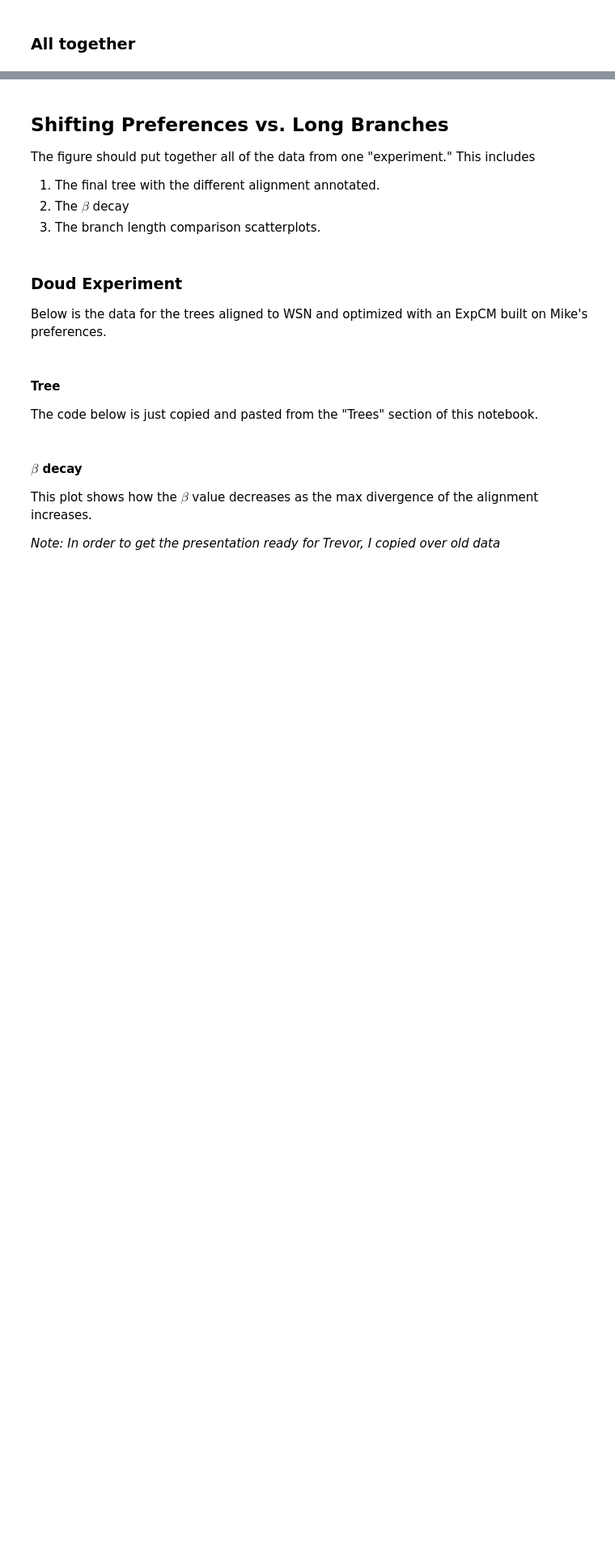
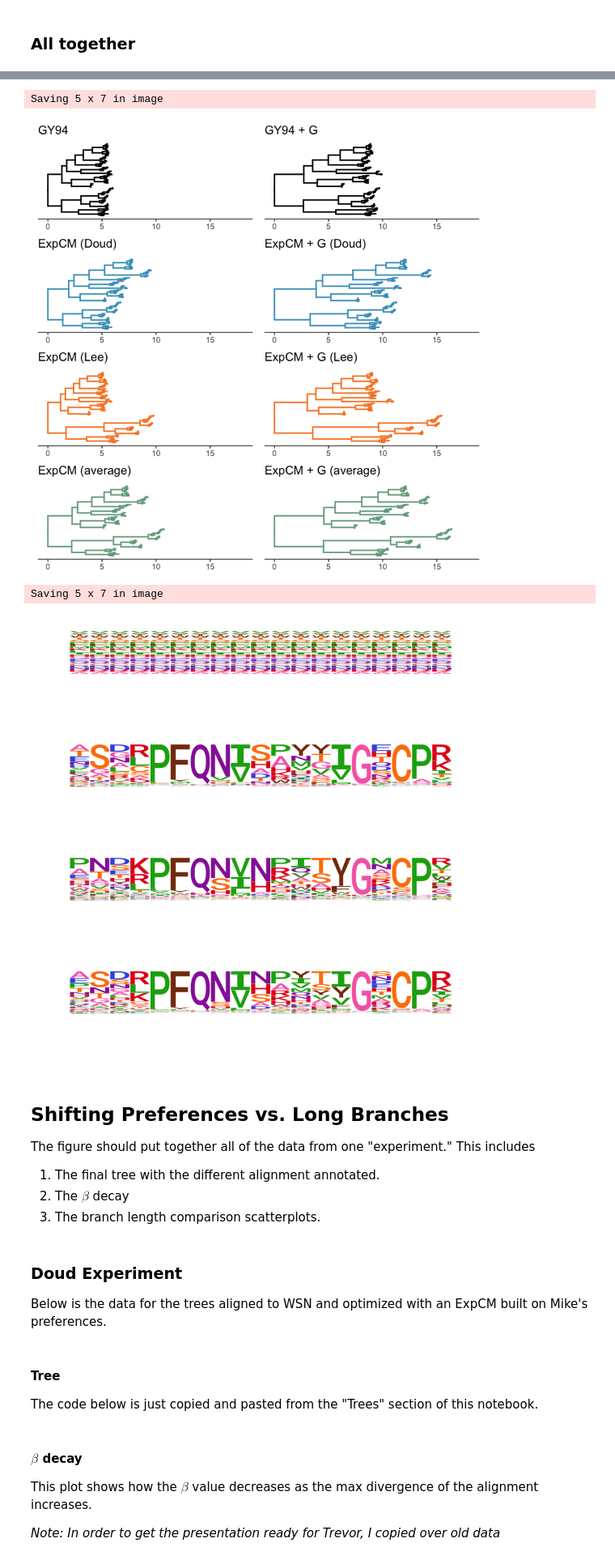
Before and after one commit to jbloomlab/divergence_timing_manuscript, a Jupyter notebook: manuscript/figures/figures.ipynb, the cells around one changed output, grey strips where cells are left out. Shown at 81% size. Cells and saved outputs as stored; diff of their text form; code cells hidden in the pictures; blank space fills up the shorter version.

```diff
--- a/manuscript/figures/figures.ipynb
+++ b/manuscript/figures/figures.ipynb
@@ -224,6 +233,16 @@ prefs_to_matrix <- function(df, beta) {
   df <- subset(df, select = -c(site) )
   df <- t(df) ^ beta
   return(df)
+}
+
+make_prefs_plot <- function(l){
+  prefs <- ggplot() + geom_logo(l, method="prob",col_scheme=functionalGroup) + theme_logo(base_size = 30)
+    prefs <-  prefs + facet_wrap(~seq_group, ncol=1, scales='free_x')
+    prefs <- prefs + theme(axis.text.y=element_blank(),
+                           axis.title.y=element_blank(),
+                           axis.text.x=element_blank(),
+                           strip.text=element_blank()) # remove y-axis text.
+    return(prefs)
 }
 
 start = 290
@@ -236,10 +255,13 @@ doud_prefs = read.csv("../../analysis/HA/data/references/HA_Doud_prefs.csv") %>%
 lee_prefs = read.csv("../../analysis/HA/data/references/HA_Lee_prefs.csv") %>% filter(site %in% map$Perth)
 average_prefs = read.csv("../../analysis/HA/data/references/HA_average_prefs.csv") %>% filter(site %in% map$hybrid)
 
-# make logoplots
-l = list(H1=prefs_to_matrix(doud_prefs, 1.54), Average=prefs_to_matrix(average_prefs, 1.77), H3=prefs_to_matrix(lee_prefs, 1.76))
-prefs <- ggplot() + geom_logo(l, method="prob",col_scheme=functionalGroup) + theme_logo(base_size = 30)
-prefs <-  prefs + facet_wrap(~seq_group, ncol=1, scales='free_x')
-prefs <- prefs + theme(axis.text.y=element_blank(), axis.title.y=element_blank(), axis.text.x=element_blank(), strip.text=element_blank()) # remove y-axis text.
-prefs
-ggsave("_raw_prefs.png")
+# make GY94 prefs
+GY_prefs = as.data.frame(matrix(0.05, ncol = 20, nrow = stop-start-1))
+colnames(GY_prefs) = colnames(doud_prefs)[colnames(doud_prefs) != "site"]
+GY_prefs$site = map$hybrid
+
+#make logoplots
+prefs_doud = make_prefs_plot(list(H1=prefs_to_matrix(doud_prefs, 1.54)))
+prefs_average = make_prefs_plot(list(Average=prefs_to_matrix(average_prefs, 1.77)))
+prefs_lee = make_prefs_plot(list(H3=prefs_to_matrix(lee_prefs, 1.76)))
+prefs_gy = make_prefs_plot(list(GY=prefs_to_matrix(GY_prefs, 1.0)))
@@ -402,3 +301,15 @@ Saving 7 x 7 in image
+# %%
+trees = plot_grid(GY, tree_doud, tree_lee, tree_average, ncol=1)
+trees
+ggsave("_raw_empirical_trees.png", width=5)
+prefs = plot_grid(prefs_gy, prefs_doud, prefs_lee, prefs_average, ncol=1)
+prefs
+ggsave("_raw_empirical_prefs.png", width=5)
+# %% [output]
+Saving 5 x 7 in image
+[figure, added]
+Saving 5 x 7 in image
+[figure, added]
 # %% [markdown]
 ## Shifting Preferences vs. Long Branches
 
```
Also changed, not shown: parts of 19 cells of this notebook, 15 other files.
